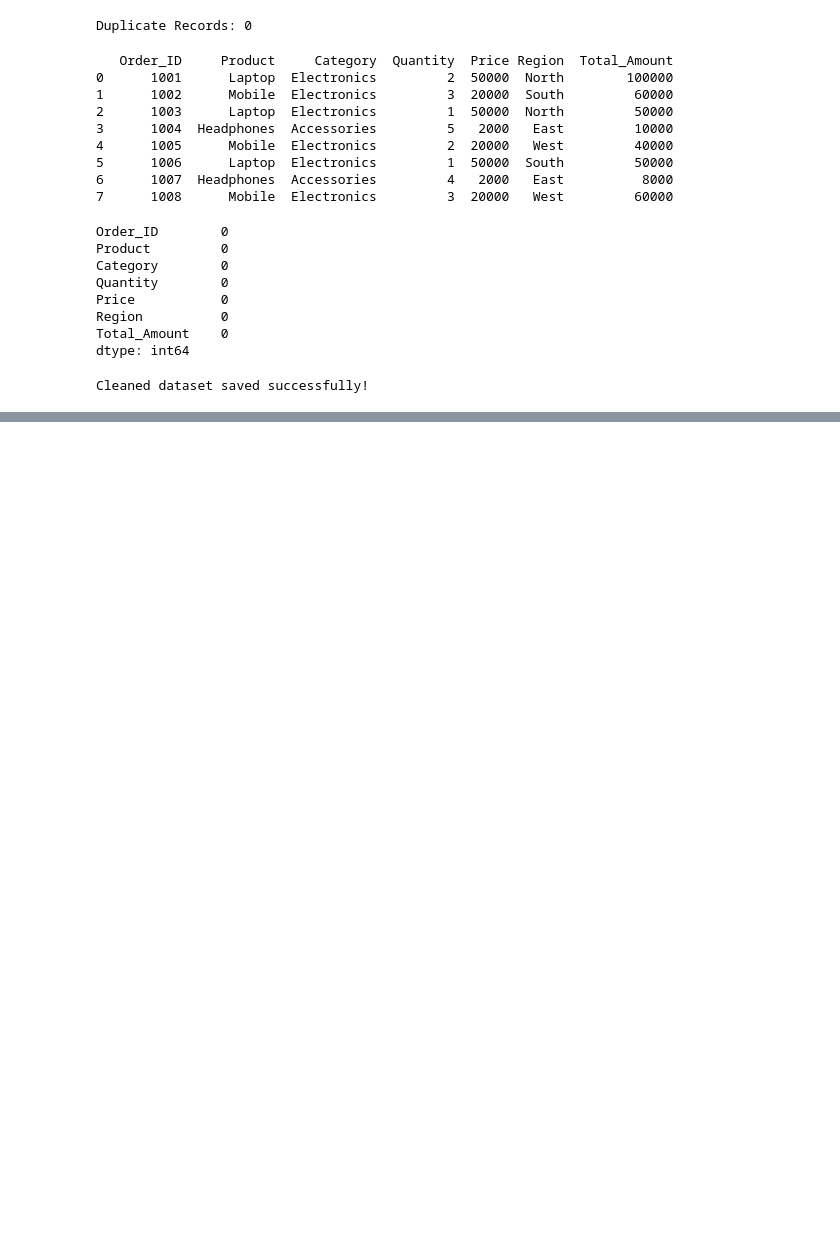
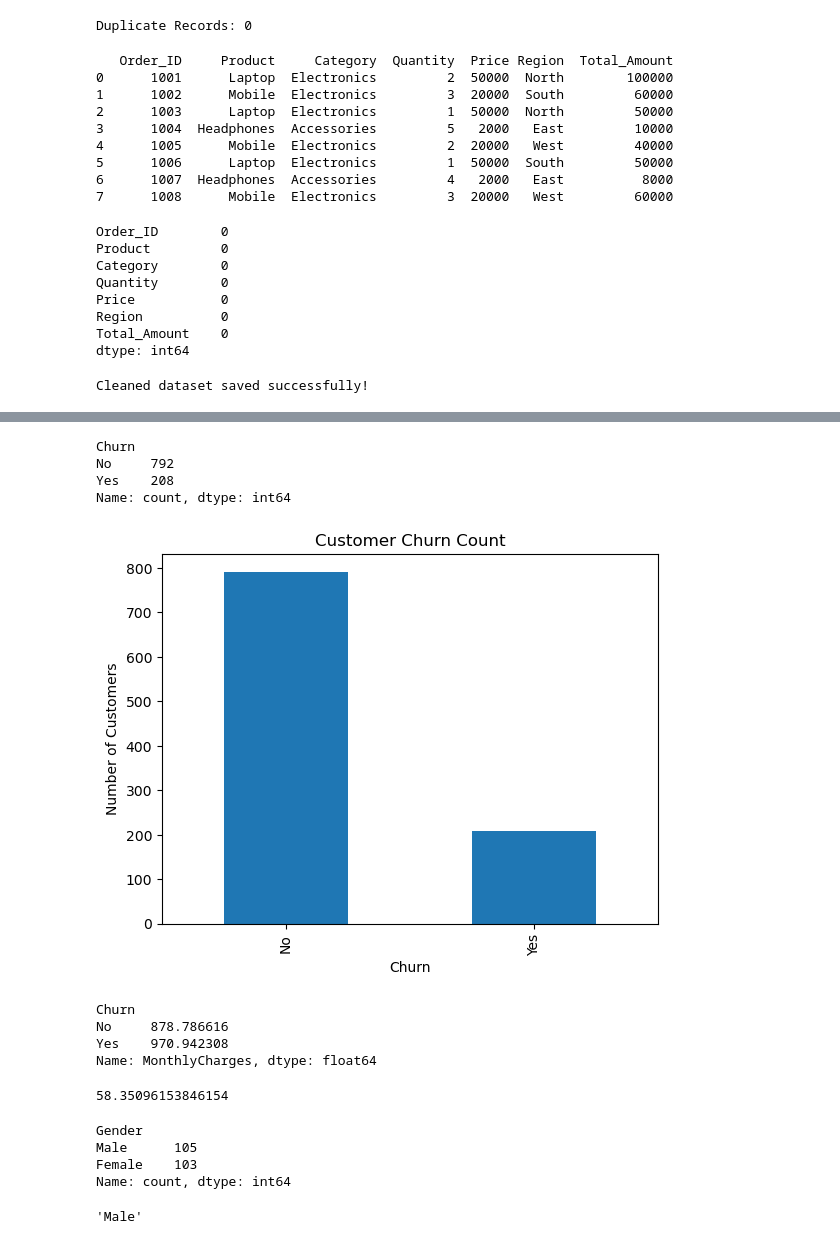
Before and after one commit to themagadum30/DlitheBootcampcodepush, a Jupyter notebook: Pandas.ipynb, the cells around one changed output, grey strips where cells are left out. Saved outputs shown, nothing was run; the diff lists cells and outputs as text; code cells hidden in the pictures; blank space fills up the shorter version.

```diff
--- a/Pandas.ipynb
+++ b/Pandas.ipynb
@@ -459,0 +464,4 @@ Cleaned dataset saved successfully!
+# %%
+df = pd.read_csv("customer_churn.csv")
+
+df.head()
@@ -459,0 +543,2 @@ Cleaned dataset saved successfully!
+# %%
+df = df.drop_duplicates()
@@ -459,0 +557,27 @@ Cleaned dataset saved successfully!
+# %%
+df["Churn"].value_counts()
+# %% [output]
+Churn
+No     792
+Yes    208
+Name: count, dtype: int64
+# %%
+df["Churn"].value_counts().plot(kind="bar")
+plt.title("Customer Churn Count")
+plt.xlabel("Churn")
+plt.ylabel("Number of Customers")
+
+plt.show()
+# %% [output]
+[figure, added]
+# %%
+df.groupby("Churn")["MonthlyCharges"].mean()
+# %% [output]
+Churn
+No     878.786616
+Yes    970.942308
+Name: MonthlyCharges, dtype: float64
+# %%
+df[df["Churn"] == "Yes"]["Tenure"].mean()
+# %% [output]
+58.35096153846154
@@ -459,0 +586,11 @@ Cleaned dataset saved successfully!
+# %%
+churned["Gender"].value_counts()
+# %% [output]
+Gender
+Male      105
+Female    103
+Name: count, dtype: int64
+# %%
+churned["Gender"].value_counts().idxmax()
+# %% [output]
+'Male'
```
Also changed, not shown: parts of 31 cells of this notebook, 5 other files.
